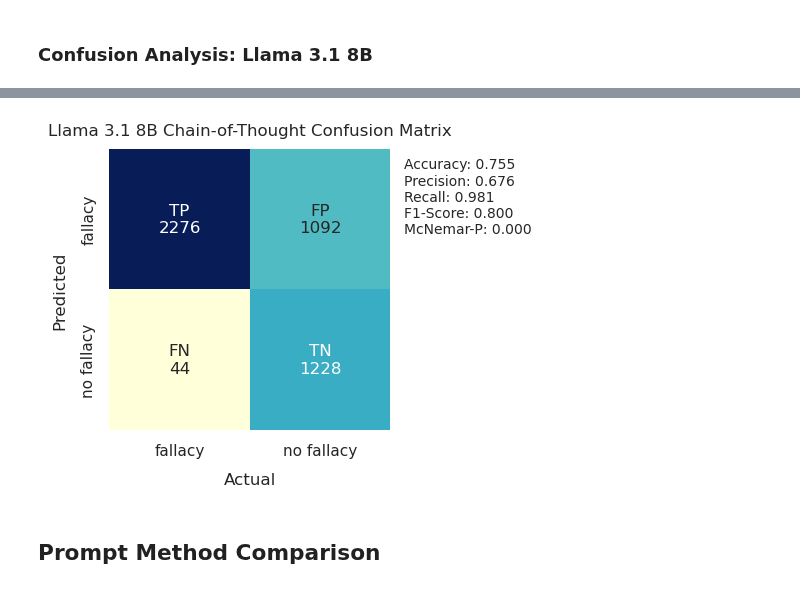
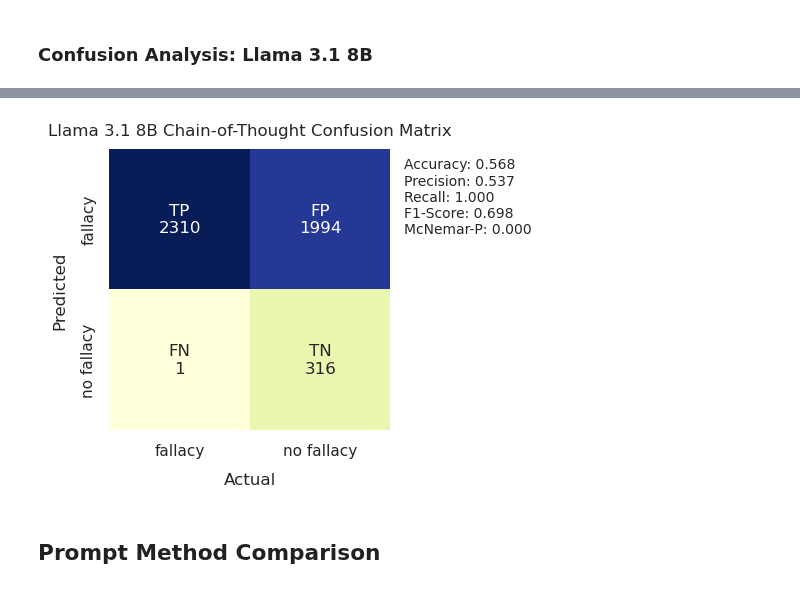
Before and after one commit to aimfeld/fallacy-detection, a Jupyter notebook: fallacy-identification.ipynb, the cells around one changed output, grey strips where cells are left out. Saved outputs shown, nothing was run; the diff lists cells and outputs as text; code cells hidden in the pictures.

Commit message:
confusion matrix refactoring

```diff
--- a/fallacy-identification.ipynb
+++ b/fallacy-identification.ipynb
@@ -841,0 +827,5 @@ add_confusion_scores(df_confusion_llm_e3).round(3)
+# %%
+df_confusion_e3 = get_confusion_matrices(df_fallacies_e3, 'label')
+# %%
+df_confusion_metrics_llm_e3 = get_identification_confusion_metrics(df_confusion_e3, ['llm', 'label'])
+df_confusion_metrics_llm_e3.round(3)
@@ -842,11 +846,11 @@ add_confusion_scores(df_confusion_llm_e3).round(3)
 # %%
 plot_identification_confusion_matrix(
-    df_confusion_llm_e1.loc[LLM.LLAMA_3_1_8B.key],
+    df_confusion_metrics_llm_e3.loc[LLM.LLAMA_3_1_8B.key],
     title=f'{LLM.LLAMA_3_1_8B.label} Chain-of-Thought Confusion Matrix',
     figsize=(5, 4),
 )
 # %% [output]
-[figure, old version]
+[figure, new version]
 # %% [markdown]
 ## Prompt Method Comparison
 # %%
```
Also changed, not shown: parts of 23 cells of this notebook, 5 other files.
